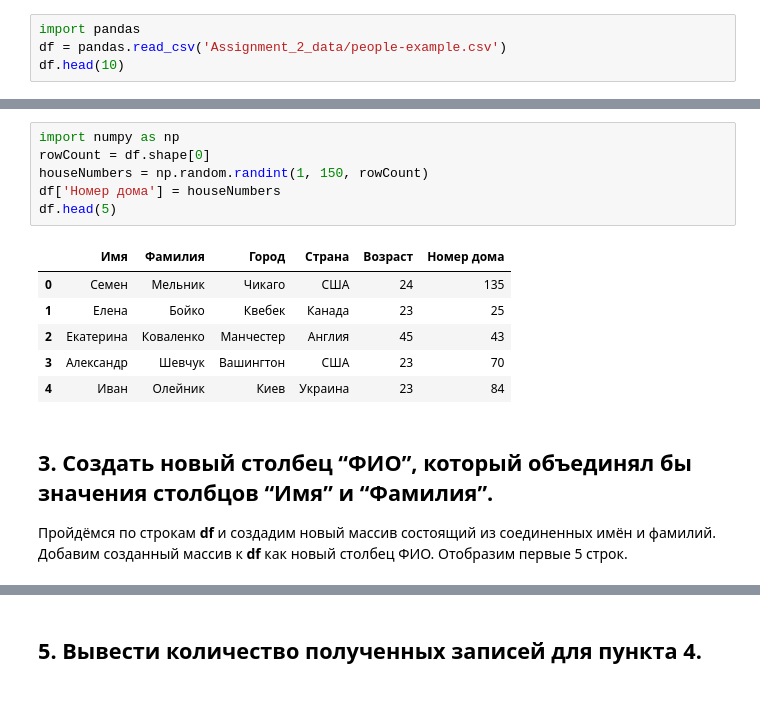
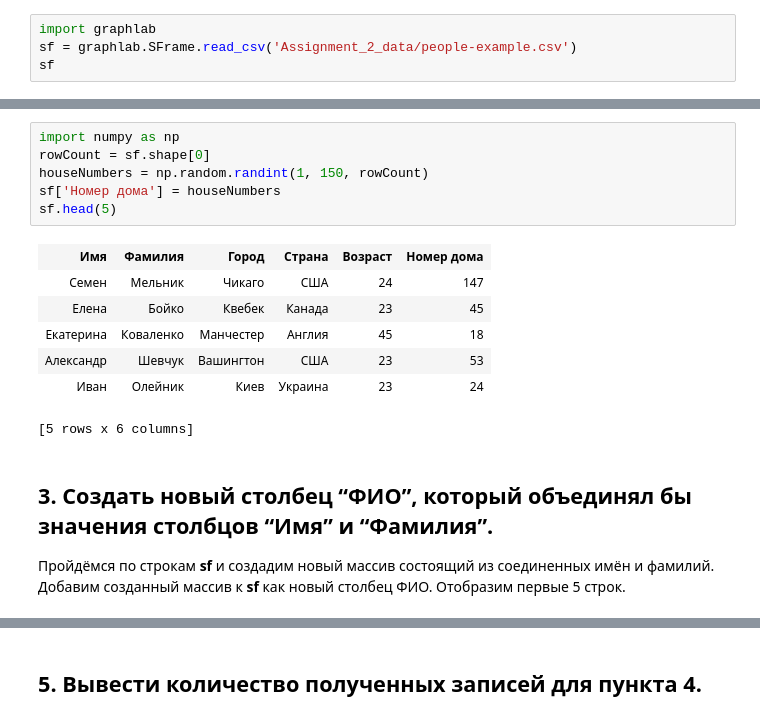
Before and after one commit to ReaLgressA/ONPU_Machine_Learning, a Jupyter notebook: Assignment_2.ipynb, the cells around one changed output, grey strips where cells are left out. Saved outputs shown, nothing was run; the diff lists cells and outputs as text.

```diff
--- a/Assignment_2.ipynb
+++ b/Assignment_2.ipynb
@@ -15,5 +6,5 @@ Requirement already satisfied: six>=1.5 in c:\python27\lib\site-packages (from p
 # %%
-import pandas
-df = pandas.read_csv('Assignment_2_data/people-example.csv')
-df.head(10)
+import graphlab
+sf = graphlab.SFrame.read_csv('Assignment_2_data/people-example.csv')
+sf
 # %% [output]
@@ -34,16 +39,17 @@ df.head(10)
 # %%
 import numpy as np
-rowCount = df.shape[0]
+rowCount = sf.shape[0]
 houseNumbers = np.random.randint(1, 150, rowCount)
-df['Номер дома'] = houseNumbers
-df.head(5)
+sf['Номер дома'] = houseNumbers
+sf.head(5)
 # %% [output]
-|  | Имя | Фамилия | Город | Страна | Возраст | Номер дома |
-| 0 | Семен | Мельник | Чикаго | США | 24 | 135 |
-| 1 | Елена | Бойко | Квебек | Канада | 23 | 25 |
-| 2 | Екатерина | Коваленко | Манчестер | Англия | 45 | 43 |
-| 3 | Александр | Шевчук | Вашингтон | США | 23 | 70 |
-| 4 | Иван | Олейник | Киев | Украина | 23 | 84 |
+| Имя | Фамилия | Город | Страна | Возраст | Номер дома |
+| Семен | Мельник | Чикаго | США | 24 | 147 |
+| Елена | Бойко | Квебек | Канада | 23 | 45 |
+| Екатерина | Коваленко | Манчестер | Англия | 45 | 18 |
+| Александр | Шевчук | Вашингтон | США | 23 | 53 |
+| Иван | Олейник | Киев | Украина | 23 | 24 |
+[5 rows x 6 columns]
 # %% [markdown]
 ## 3. Создать новый столбец “ФИО”, который объединял бы значения столбцов “Имя” и “Фамилия”.
- Пройдёмся по строкам **df** и создадим новый массив состоящий из соединенных имён и фамилий. Добавим созданный массив к **df** как новый столбец ФИО. Отобразим первые 5 строк.
+ Пройдёмся по строкам **sf** и создадим новый массив состоящий из соединенных имён и фамилий. Добавим созданный массив к **sf** как новый столбец ФИО. Отобразим первые 5 строк.
```
Also changed, not shown: parts of 18 cells of this notebook.
